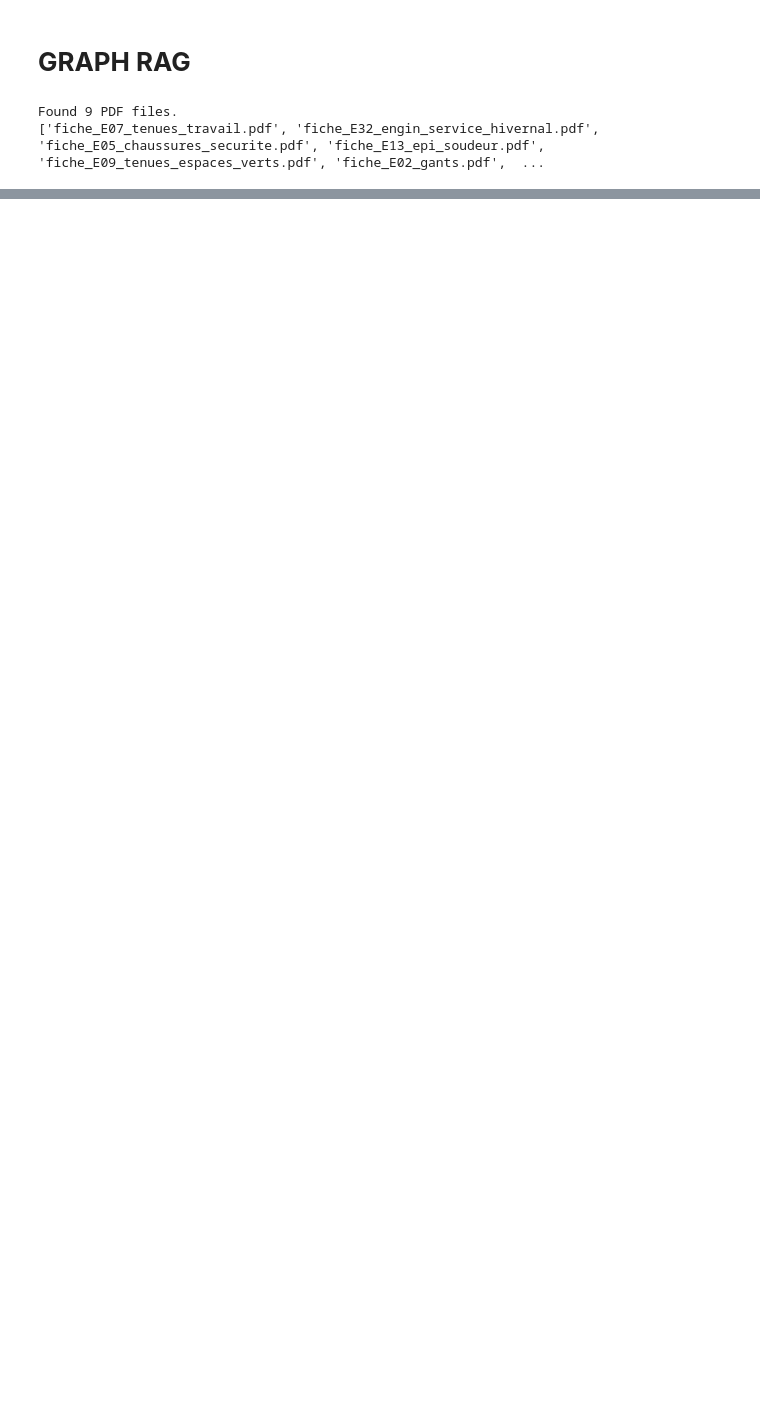
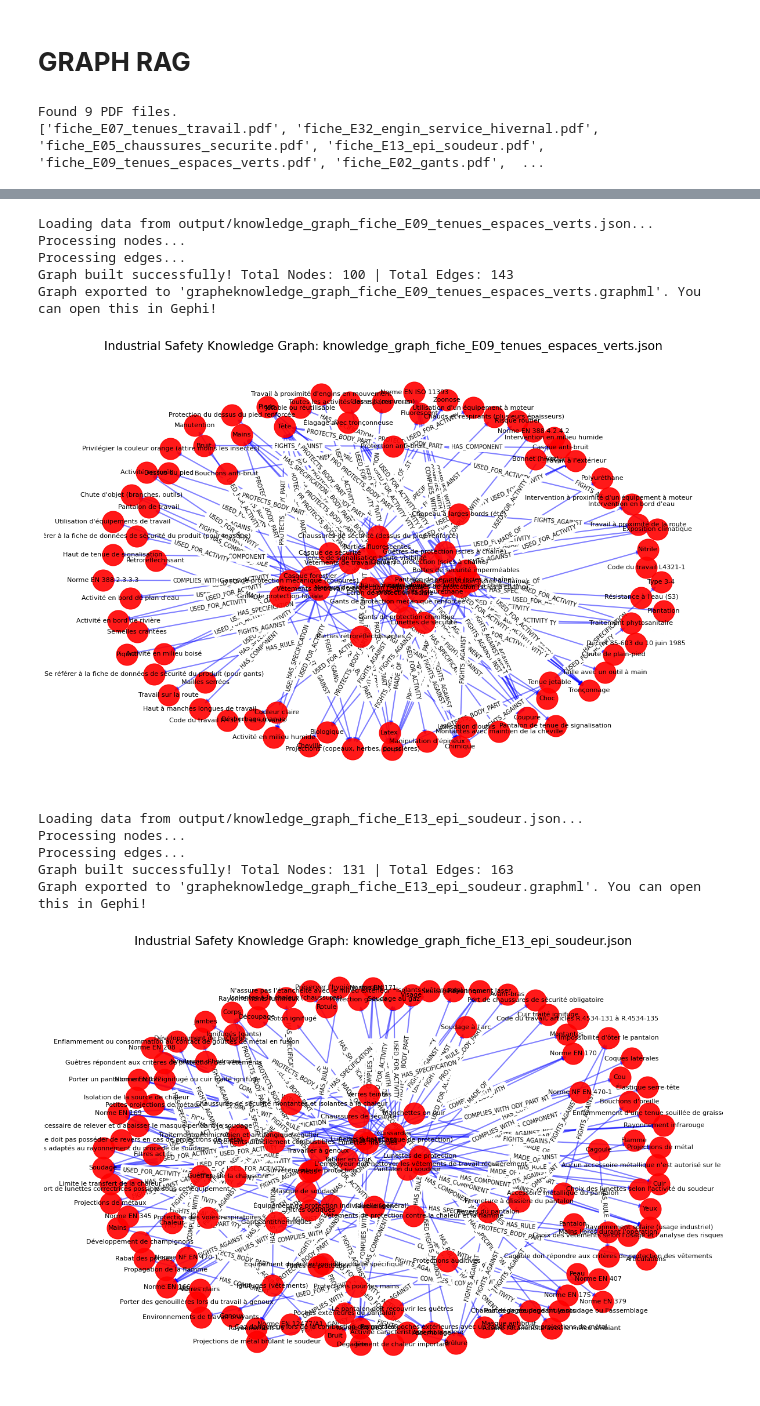
Before and after one commit to z1004-2002/RAG_graph, a Jupyter notebook: main.ipynb, the cells around one changed output, grey strips where cells are left out. Cells and saved outputs as stored; diff of their text form; code cells hidden in the pictures; blank space fills up the shorter version.

Commit message:
enf RAG_Graph

```diff
--- a/main.ipynb
+++ b/main.ipynb
@@ -102,9 +104,15 @@ print(pdf_files)
 Found 9 PDF files.
 ['fiche_E07_tenues_travail.pdf', 'fiche_E32_engin_service_hivernal.pdf', 'fiche_E05_chaussures_securite.pdf', 'fiche_E13_epi_soudeur.pdf', 'fiche_E09_tenues_espaces_verts.pdf', 'fiche_E02_gants.pdf',  ...
 # %%
+# ==========================================
+# 6. EXTRACTION LOOP
+# ==========================================
 output = "output"
 i = 0
 for pdf in pdf_files:
+    # test if dir exists
+    if not os.path.exists(output):
+        os.makedirs(output)
     i += 1
     master_graph = {"nodes": [], "edges": []}
 
@@ -121,7 +129,7 @@ for pdf in pdf_files:
         master_graph["edges"].extend(graph_data.get("edges", []))
 
     # 4. Save the final Knowledge Graph to a file
-    with open(f"knowledge_graph_{pdf.replace('.pdf', '')}.json", "w", encoding="utf-8") as f:
+    with open(f"{output}/knowledge_graph_{pdf.replace('.pdf', '')}.json", "w", encoding="utf-8") as f:
         json.dump(master_graph, f, indent=4, ensure_ascii=False)
 
     print(f"Success! Knowledge Graph saved to 'knowledge_graph_{pdf.replace('.pdf', '')}.json'")
@@ -133,0 +156,8 @@ Processing chunk 1/1 with Gemini...
+# %%
+# ==========================================
+# 7. LOAD THE RAW JSON DATA
+# ==========================================
+def load_data(filepath):
+    print(f"Loading data from {filepath}...")
+    with open(filepath, "r", encoding="utf-8") as f:
+        return json.load(f)
@@ -133,0 +227,8 @@ Processing chunk 1/1 with Gemini...
+# %%
+# ==========================================
+# 10. GET JSON DATA
+# ==========================================
+JSON_DIR = "output"
+json_files = [f for f in os.listdir(JSON_DIR) if f.endswith('.json')]
+print(f"Found {len(json_files)} JSON files.")
+print(json_files)
@@ -133,0 +238,24 @@ Processing chunk 1/1 with Gemini...
+# %%
+# ==========================================
+# 11. LOOP TO DISPLAY GRAPHS
+# ==========================================
+for json_file in json_files:
+    try:
+        data = load_data(os.path.join(JSON_DIR, json_file))
+        graph = build_clean_graph(data)
+        export_and_visualize(graph, title=json_file)
+    except FileNotFoundError:
+        print(f"Error: Could not find {os.path.join(JSON_DIR, json_file)}. Did you run the extraction script first?")
+# %% [output]
+Loading data from output/knowledge_graph_fiche_E09_tenues_espaces_verts.json...
+Processing nodes...
+Processing edges...
+Graph built successfully! Total Nodes: 100 | Total Edges: 143
+Graph exported to 'grapheknowledge_graph_fiche_E09_tenues_espaces_verts.graphml'. You can open this in Gephi!
+[figure, added]
+Loading data from output/knowledge_graph_fiche_E13_epi_soudeur.json...
+Processing nodes...
+Processing edges...
+Graph built successfully! Total Nodes: 131 | Total Edges: 163
+Graph exported to 'grapheknowledge_graph_fiche_E13_epi_soudeur.graphml'. You can open this in Gephi!
+[figure, added]
```
Also changed, not shown: parts of 11 cells of this notebook, 11 other files.
